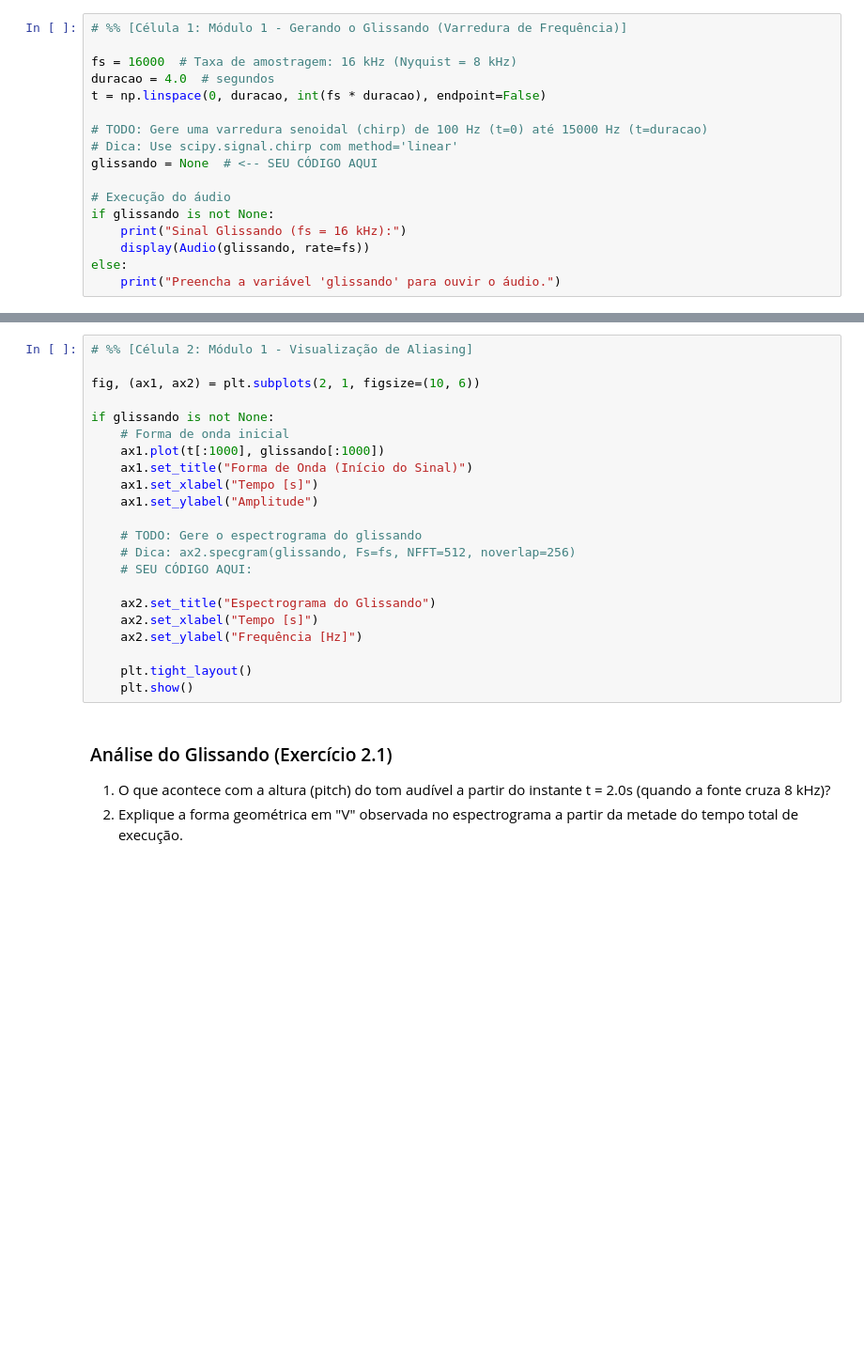
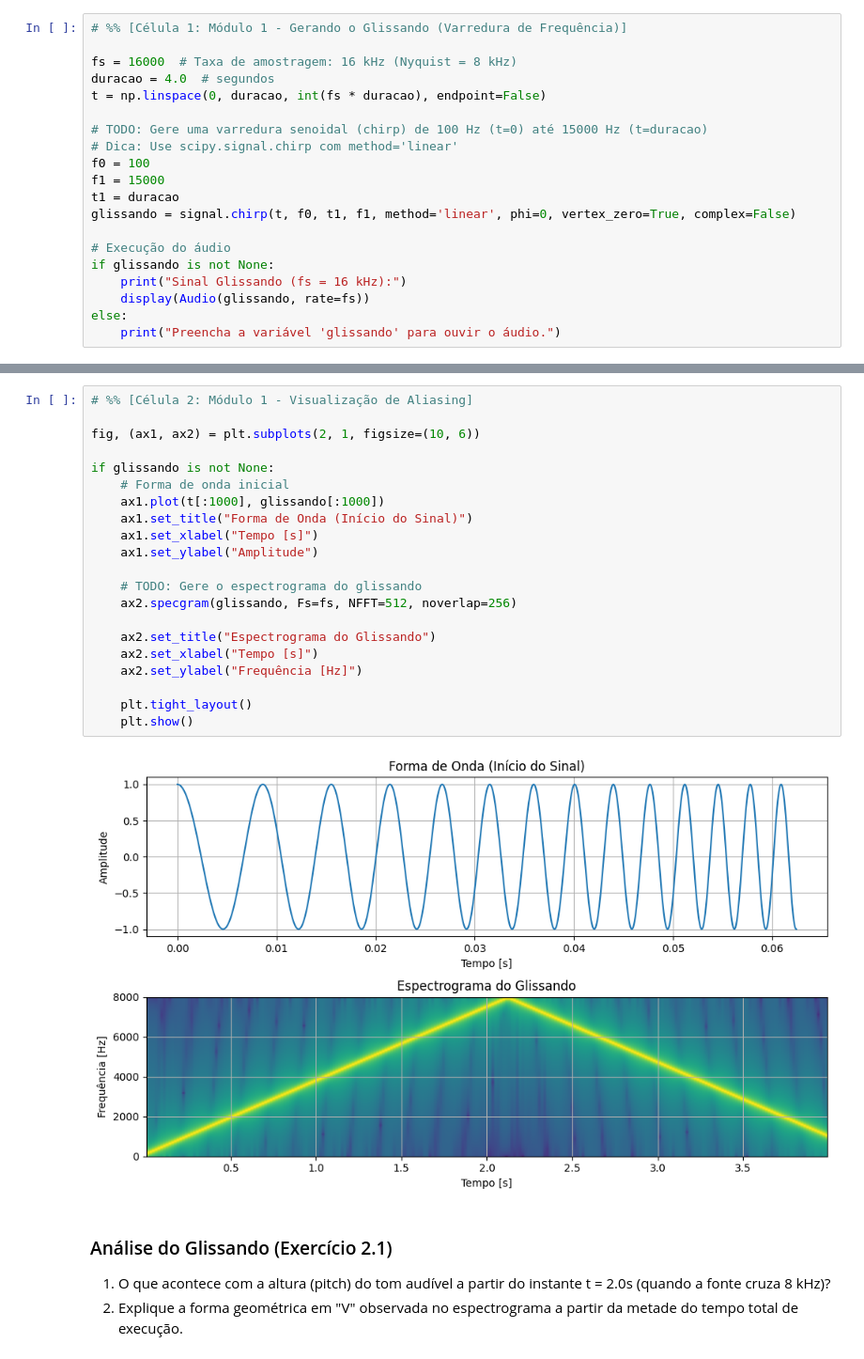
Before and after one commit to marinaalfarias/ia940, a Jupyter notebook: aula 2/ColabAula2.ipynb, the cells around one changed output, grey strips where cells are left out. Shown at 94% size. Cells and saved outputs as stored; diff of their text form; blank space fills up the shorter version.

```diff
--- a/aula 2/ColabAula2.ipynb
+++ b/aula 2/ColabAula2.ipynb
@@ -30,7 +32,10 @@ t = np.linspace(0, duracao, int(fs * duracao), endpoint=False)
 
 # TODO: Gere uma varredura senoidal (chirp) de 100 Hz (t=0) até 15000 Hz (t=duracao)
 # Dica: Use scipy.signal.chirp com method='linear'
-glissando = None  # <-- SEU CÓDIGO AQUI
+f0 = 100
+f1 = 15000
+t1 = duracao
+glissando = signal.chirp(t, f0, t1, f1, method='linear', phi=0, vertex_zero=True, complex=False)
 
 # Execução do áudio
 if glissando is not None:
@@ -41,25 +49,26 @@ else:
 # %%
 # %% [Célula 2: Módulo 1 - Visualização de Aliasing]
 
 fig, (ax1, ax2) = plt.subplots(2, 1, figsize=(10, 6))
 
 if glissando is not None:
     # Forma de onda inicial
     ax1.plot(t[:1000], glissando[:1000])
     ax1.set_title("Forma de Onda (Início do Sinal)")
     ax1.set_xlabel("Tempo [s]")
     ax1.set_ylabel("Amplitude")
 
     # TODO: Gere o espectrograma do glissando
-    # Dica: ax2.specgram(glissando, Fs=fs, NFFT=512, noverlap=256)
-    # SEU CÓDIGO AQUI:
+    ax2.specgram(glissando, Fs=fs, NFFT=512, noverlap=256)
 
     ax2.set_title("Espectrograma do Glissando")
     ax2.set_xlabel("Tempo [s]")
     ax2.set_ylabel("Frequência [Hz]")
 
     plt.tight_layout()
     plt.show()
+# %% [output]
+[figure, added]
 # %% [markdown]
 ###  Análise do Glissando (Exercício 2.1)
 
```
Also changed, not shown: parts of 5 cells of this notebook.
